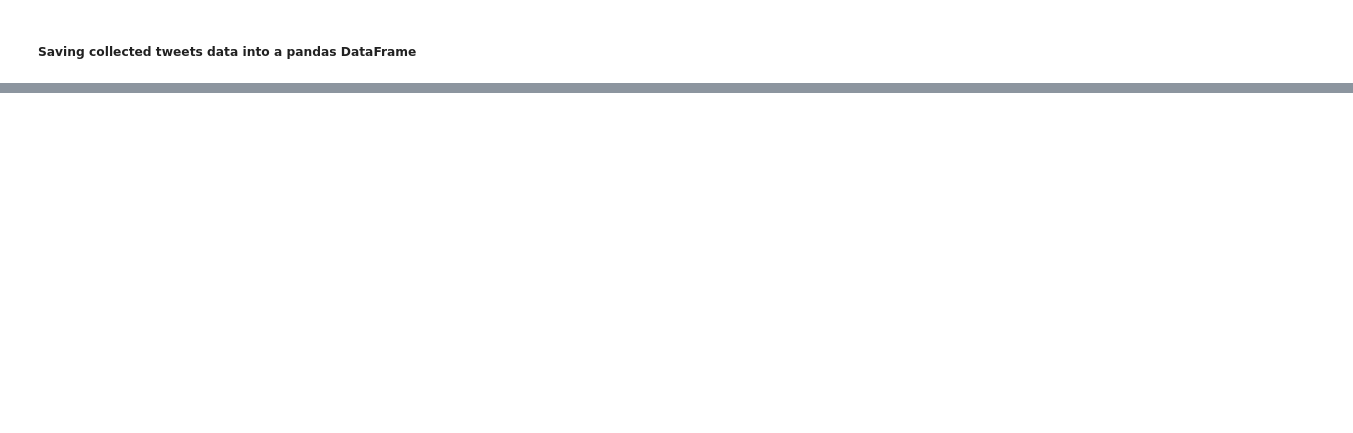
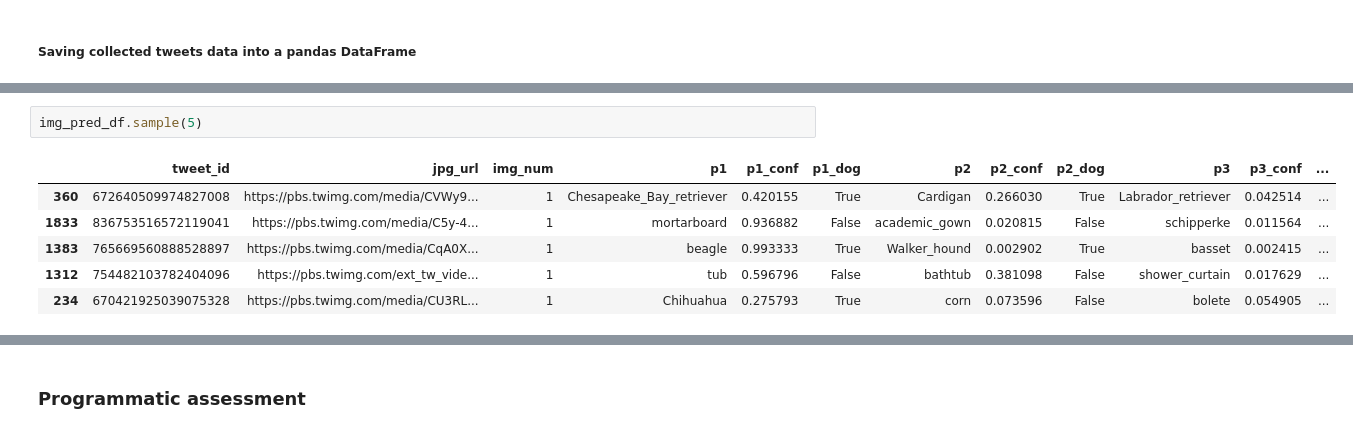
Before and after one commit to yusuf-madkour/Twitter-WeRateDogs-wrangling, a Jupyter notebook: wrangle_act.ipynb, the cells around one changed output, grey strips where cells are left out. Cells and saved outputs as stored; diff of their text form; blank space fills up the shorter version.

```diff
--- a/wrangle_act.ipynb
+++ b/wrangle_act.ipynb
@@ -97,0 +307,9 @@ In this section, I gathered data from 3 different sources and saved them to
+# %%
+img_pred_df.sample(5)
+# %% [output]
+|  | tweet_id | jpg_url | img_num | p1 | p1_conf | p1_dog | p2 | p2_conf | p2_dog | p3 | p3_conf | ... |
+| 360 | 672640509974827008 | https://pbs.twimg.com/media/CVWy9... | 1 | Chesapeake_Bay_retriever | 0.420155 | True | Cardigan | 0.266030 | True | Labrador_retriever | 0.042514 | ... |
+| 1833 | 836753516572119041 | https://pbs.twimg.com/media/C5y-4... | 1 | mortarboard | 0.936882 | False | academic_gown | 0.020815 | False | schipperke | 0.011564 | ... |
+| 1383 | 765669560888528897 | https://pbs.twimg.com/media/CqA0X... | 1 | beagle | 0.993333 | True | Walker_hound | 0.002902 | True | basset | 0.002415 | ... |
+| 1312 | 754482103782404096 | https://pbs.twimg.com/ext_tw_vide... | 1 | tub | 0.596796 | False | bathtub | 0.381098 | False | shower_curtain | 0.017629 | ... |
+| 234 | 670421925039075328 | https://pbs.twimg.com/media/CU3RL... | 1 | Chihuahua | 0.275793 | True | corn | 0.073596 | False | bolete | 0.054905 | ... |
@@ -97,0 +317,2 @@ In this section, I gathered data from 3 different sources and saved them to
+# %% [markdown]
+### Programmatic assessment
```
Also changed, not shown: parts of 35 cells of this notebook.
